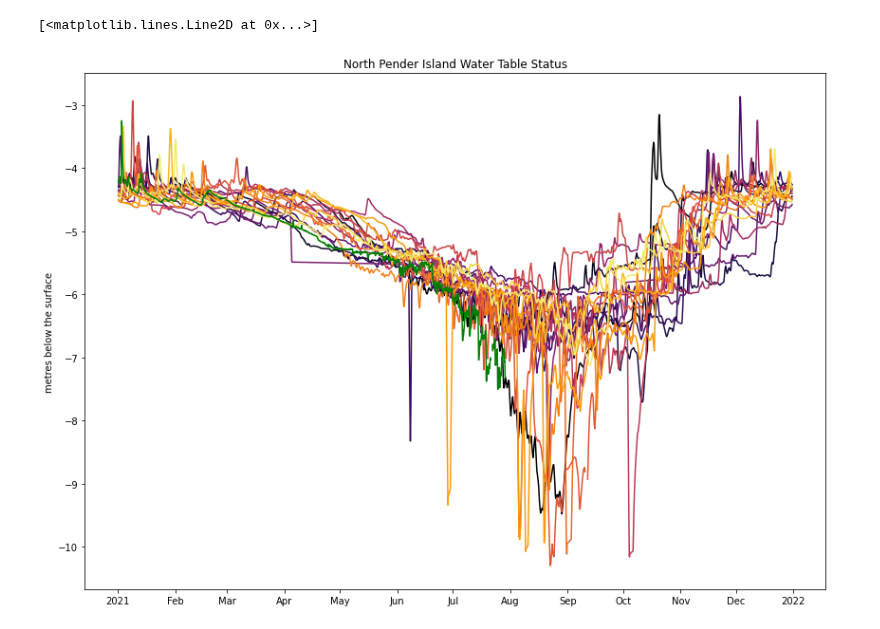
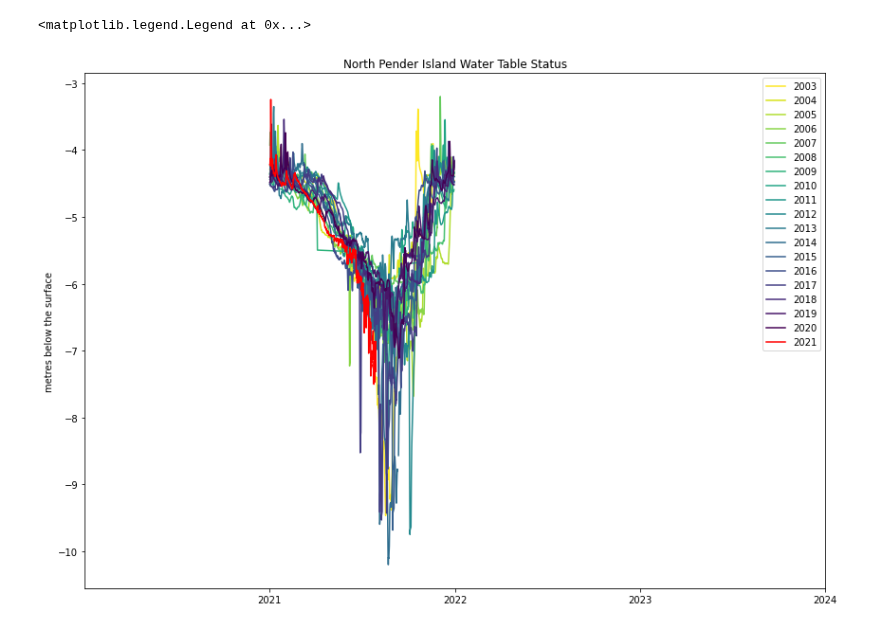
Before and after one commit to novedevo/watertable, a Jupyter notebook: main.ipynb, the cells around one changed output. Drawn from its saved outputs; the diff is of its cells as text; code cells hidden in the pictures.

Commit message:
change colourmap, xlims, and add notes

```diff
--- a/main.ipynb
+++ b/main.ipynb
@@ -37,25 +37,27 @@ def rolling_mean(x, N):
 # %%
 fig, ax = plt.subplots()
 fig.set_size_inches(14, 10)
 
 ax.set_ylabel("metres below the surface")
 ax.set_title("North Pender Island Water Table Status")
+ax.set_xlim(years[-1][0][0], years[0][0][-1])
 
 locator = mdates.AutoDateLocator(minticks=3, maxticks=20)
 formatter = mdates.ConciseDateFormatter(locator)
 ax.xaxis.set_major_locator(locator)
 ax.xaxis.set_major_formatter(formatter)
 
-colourmap = cm.get_cmap('inferno')
+colourmap = cm.get_cmap('viridis')
 
 year_plots = []
 
 for i, year in enumerate(years[:-1]):
-    year_as_percentage = i/(2021-2003)
-    (year_plot, ) = ax.plot(year[0][:-24], rolling_mean(year[1], 24)[:-24], color=colourmap(year_as_percentage))
-    year_plot
+    year_as_percentage = i/(2020-2003)
+    (year_plot, ) = ax.plot(year[0][:-40], rolling_mean(year[1], 40)[:-40], color=colourmap(1-year_as_percentage), label=i+2003)
     year_plots.append(year_plot)
-ax.plot(years[-1][0], years[-1][1], color="green")
+ax.plot(years[-1][0], years[-1][1], color="red", label=2021)
+
+ax.legend()
 # %% [output]
-[<matplotlib.lines.Line2D at 0x...>]
+<matplotlib.legend.Legend at 0x...>
-[figure, old version]
+[figure, new version]
```
Also changed, not shown: parts of 1 cell of this notebook.
